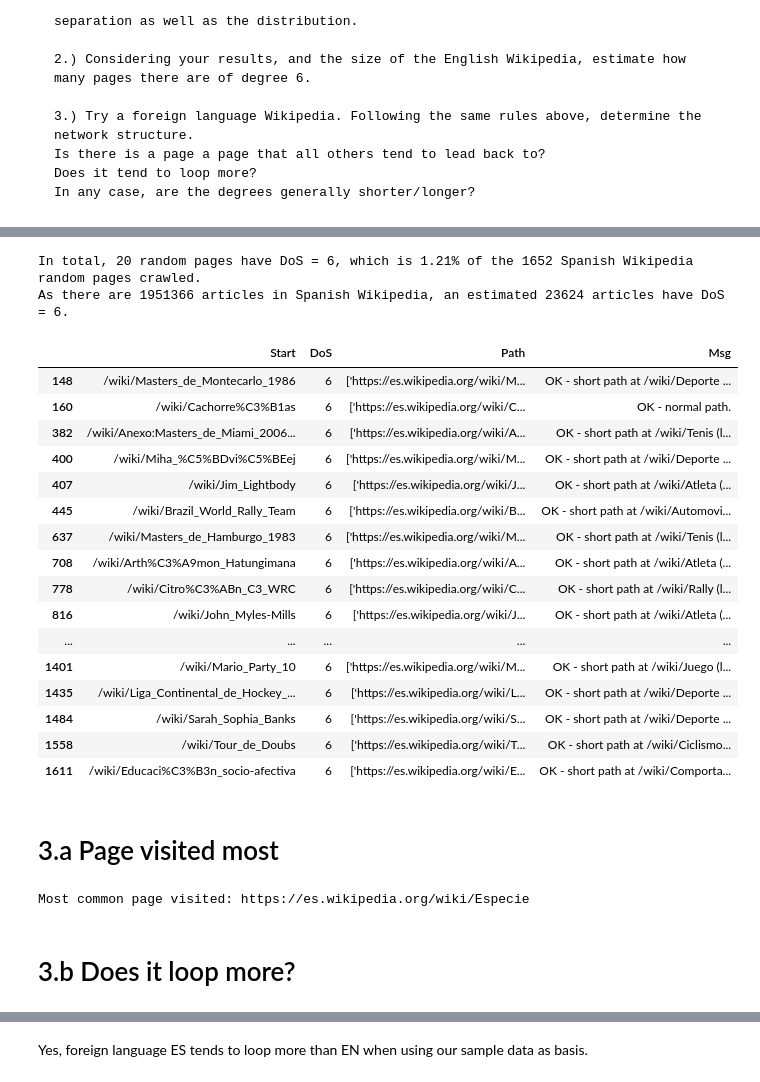
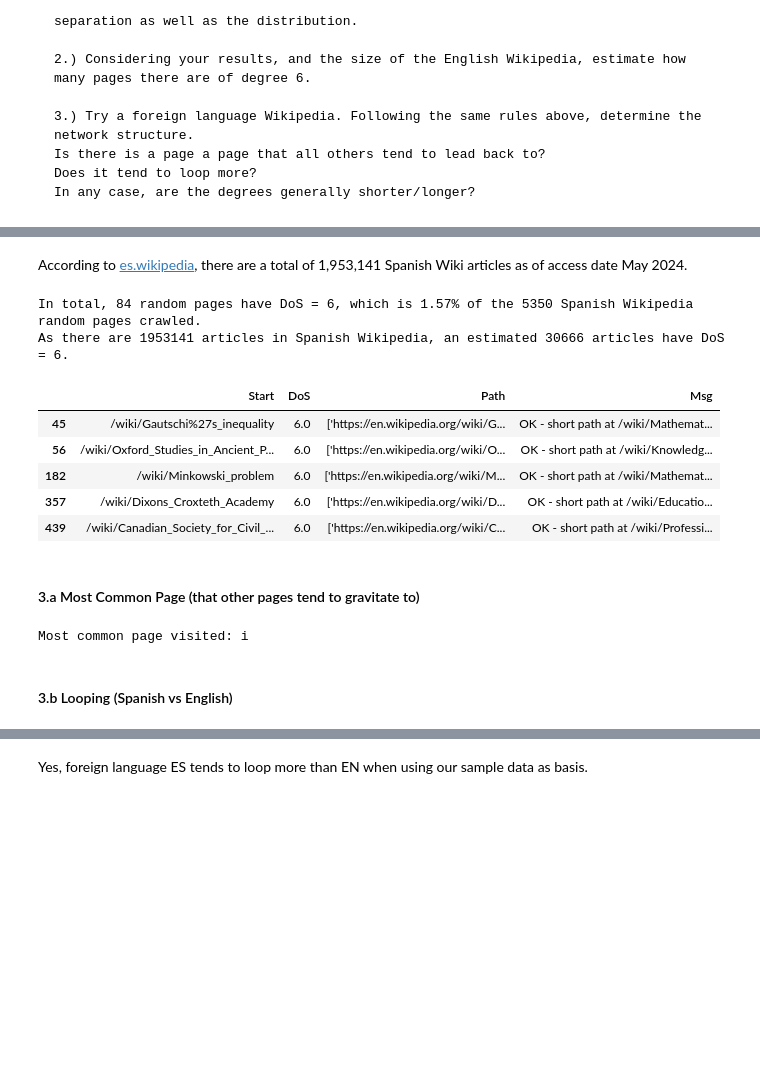
Before and after one commit to jrenzodorado/LT2_DMW_Lab, a Jupyter notebook: DMW_LabReport1_LT2.ipynb, the cells around one changed output, grey strips where cells are left out. Saved outputs shown, nothing was run; the diff lists cells and outputs as text; code cells hidden in the pictures; blank space fills up the shorter version.

```diff
--- a/DMW_LabReport1_LT2.ipynb
+++ b/DMW_LabReport1_LT2.ipynb
@@ -528,8 +548,8 @@ def crawl_iter(basedir, urls=list(), lang='en', a=0, b=100, test=False):
         save_linkhist(linkhist, dir_, a, b-1, fin=True)
     return df
 # %%
-# Runs one instance (0) of crawl from a random start page to the target page.
-flinks, dosl, msg = web_crawler(0, 'output/', lang='en')
+# Runs one instance of crawl from a random start page to the target page.
+web_crawler(0, 'output/', lang='en')
 
-# Sequentially runs crawls for b-a instances from random start pages (or a list of URLs) to the target page.
-df = crawl_iter(basedir='res0516b/', urls=[], lang='en', a=500, b=1000)
+# Sequentially runs web_crawler for b-a instances from random start pages (or a list of URLs) to the target page.
+crawl_iter(basedir='res0517c/', urls=[], lang='en', a=0, b=5)
@@ -666,9 +754,7 @@ def get_mean(df):
 # %%
-f = ['', '_f', '_val_0514', '_josh_0515', '_test']
-en = load_data(f'english_data_advanced/en_conso{f[0]}')
-print(f'A total of {en.shape[0]} English Wikipedia random pages have been crawled.')
-print(f'The DataFrame shows the resulting DoS and Path to reach Philosophy from each random page (Start).')
+en = load_data(f'en_conso')
+print(f'\nA total of \033[1m{en.shape[0]}\033[0m English Wikipedia random pages have been crawled.')
 _, nsuccess, ntotal, p = get_query(en, 'DoS != -1')
-print(f'In total, {nsuccess} random pages converged to Philosophy, which is {p:.2%} of the {ntotal} random pages crawled.')
+print(f'In total, {nsuccess} random pages converged to Philosophy, which is \033[1m{p:.2%}\033[0m of the {ntotal} random pages crawled.')
 display(en.head())
 # %% [output]
@@ -734,17 +811,16 @@ Estimated number of English Wikipedia articles with DoS = 6: 49713
 # %%
-f = ['', '_f', '_josh_0515']
-es = load_data(f'spanish_data_advanced/es_conso{f[1]}')
-print(f'A total of {es.shape[0]} Spanish Wikipedia random pages have been crawled.')
-print(f'The DataFrame shows the resulting DoS and Path to reach Psicología from each random page (Start).')
+es = load_data(f'es_conso')
+print(f'\nA total of \033[1m{es.shape[0]}\033[0m Spanish Wikipedia random pages have been crawled.')
 _, nsuccess, ntotal, p = get_query(es, 'DoS != -1')
-print(f'In total, {nsuccess} random pages converged to Psicología, which is {p:.2%} of the {ntotal} random pages crawled.')
-print(f'We will see in section 3.a that Psicología is the most common page where other page gravitate to.')
+print(f'In total, {nsuccess} random pages converged to Psicología, which is \033[1m{p:.2%}\033[0m of the {ntotal} random pages crawled.')
+print(f'We will see in section 3.a that \033[1mPsicología\033[0m is the most common page where other pages gravitate to.')
 display(en.head())
 
-plot_dos(es, get_median(es), get_mean(es), 'es')
+plot_dos(es, get_median(es), 'es')
 print(f'Median = {get_median(es)}')
-print(f'Counting the random pages that did not reach Psicología (DoS = -1), '
-      f'the median is {get_median(es)} - vertical dashed red line in the plot.')
-print(f'In the distribution, there are three observed local maxima - '
-      f'at DoS = -1 where loops were encountered, at DoS = 8 and at DoS = 16.')
+print(f'\nAccounting for pages that did not reach Psicología (DoS = -1), '
+      f'the median is \033[1m{get_median(es)}\033[0m (dashed green line in the plot).')
+print(f'In the histogram, there are three observed peaks - '
+      f'at DoS = -1 (did not converge to Psicología),\n'
+      f'and at DoS = 8 and 16 (resembling a bi-modal distribution similar with the English results).')
 # %% [output]
@@ -766,30 +844,22 @@ In the distribution, there are three observed local maxima - at DoS = -1 where l
+# %% [markdown]
+<h7> According to [es.wikipedia](https://es.wikipedia.org/wiki/Wikipedia_en_espa%C3%B1ol), there are a total of 1,953,141 Spanish Wiki articles as of access date May 2024. </h7>
 # %%
 df6, n6, nt, p6 = get_query(es, 'DoS == 6')
-print(f'In total, {n6} random pages have DoS = 6, which is {p6:.2%} of the {nt} Spanish Wikipedia random pages crawled.')
-print(f"As there are 1951366 articles in Spanish Wikipedia, an estimated {1951366 * p6:.0f} articles have DoS = 6.")
-display(df6)
+n_es = 1953141
+print(f'In total, {n6} random pages have DoS = 6, which is \033[1m{p6:.2%}\033[0m of the {nt} Spanish Wikipedia random pages crawled.')
+print(f"As there are {n_es} articles in Spanish Wikipedia, an estimated \033[1m{n_es * p6:.0f}\033[0m articles have DoS = 6.")
+display(df6.head())
 # %% [output]
-In total, 20 random pages have DoS = 6, which is 1.21% of the 1652 Spanish Wikipedia random pages crawled.
-As there are 1951366 articles in Spanish Wikipedia, an estimated 23624 articles have DoS = 6.
+In total, 84 random pages have DoS = 6, which is 1.57% of the 5350 Spanish Wikipedia random pages crawled.
+As there are 1953141 articles in Spanish Wikipedia, an estimated 30666 articles have DoS = 6.
 |  | Start | DoS | Path | Msg |
-| 148 | /wiki/Masters_de_Montecarlo_1986 | 6 | ['https://es.wikipedia.org/wiki/M... | OK - short path at /wiki/Deporte ... |
-| 160 | /wiki/Cachorre%C3%B1as | 6 | ['https://es.wikipedia.org/wiki/C... | OK - normal path. |
-| 382 | /wiki/Anexo:Masters_de_Miami_2006... | 6 | ['https://es.wikipedia.org/wiki/A... | OK - short path at /wiki/Tenis (l... |
-| 400 | /wiki/Miha_%C5%BDvi%C5%BEej | 6 | ['https://es.wikipedia.org/wiki/M... | OK - short path at /wiki/Deporte ... |
-| 407 | /wiki/Jim_Lightbody | 6 | ['https://es.wikipedia.org/wiki/J... | OK - short path at /wiki/Atleta (... |
-| 445 | /wiki/Brazil_World_Rally_Team | 6 | ['https://es.wikipedia.org/wiki/B... | OK - short path at /wiki/Automovi... |
-| 637 | /wiki/Masters_de_Hamburgo_1983 | 6 | ['https://es.wikipedia.org/wiki/M... | OK - short path at /wiki/Tenis (l... |
-| 708 | /wiki/Arth%C3%A9mon_Hatungimana | 6 | ['https://es.wikipedia.org/wiki/A... | OK - short path at /wiki/Atleta (... |
-| 778 | /wiki/Citro%C3%ABn_C3_WRC | 6 | ['https://es.wikipedia.org/wiki/C... | OK - short path at /wiki/Rally (l... |
-| 816 | /wiki/John_Myles-Mills | 6 | ['https://es.wikipedia.org/wiki/J... | OK - short path at /wiki/Atleta (... |
-| ... | ... | ... | ... | ... |
-| 1401 | /wiki/Mario_Party_10 | 6 | ['https://es.wikipedia.org/wiki/M... | OK - short path at /wiki/Juego (l... |
-| 1435 | /wiki/Liga_Continental_de_Hockey_... | 6 | ['https://es.wikipedia.org/wiki/L... | OK - short path at /wiki/Deporte ... |
-| 1484 | /wiki/Sarah_Sophia_Banks | 6 | ['https://es.wikipedia.org/wiki/S... | OK - short path at /wiki/Deporte ... |
-| 1558 | /wiki/Tour_de_Doubs | 6 | ['https://es.wikipedia.org/wiki/T... | OK - short path at /wiki/Ciclismo... |
-| 1611 | /wiki/Educaci%C3%B3n_socio-afectiva | 6 | ['https://es.wikipedia.org/wiki/E... | OK - short path at /wiki/Comporta... |
+| 45 | /wiki/Gautschi%27s_inequality | 6.0 | ['https://en.wikipedia.org/wiki/G... | OK - short path at /wiki/Mathemat... |
+| 56 | /wiki/Oxford_Studies_in_Ancient_P... | 6.0 | ['https://en.wikipedia.org/wiki/O... | OK - short path at /wiki/Knowledg... |
+| 182 | /wiki/Minkowski_problem | 6.0 | ['https://en.wikipedia.org/wiki/M... | OK - short path at /wiki/Mathemat... |
+| 357 | /wiki/Dixons_Croxteth_Academy | 6.0 | ['https://en.wikipedia.org/wiki/D... | OK - short path at /wiki/Educatio... |
+| 439 | /wiki/Canadian_Society_for_Civil_... | 6.0 | ['https://en.wikipedia.org/wiki/C... | OK - short path at /wiki/Professi... |
 # %% [markdown]
-# 3.a Page visited most
+#### 3.a Most Common Page (that other pages tend to gravitate to)
 # %%
 from itertools import chain
 from collections import Counter
@@ -799,9 +869,9 @@ es_counts = Counter(es_paths)
 
 print(f'Most common page visited: {es_counts.most_common(1)[0][0]}')
 # %% [output]
-Most common page visited: https://es.wikipedia.org/wiki/Especie
+Most common page visited: i
 # %% [markdown]
-# 3.b Does it loop more?
+#### 3.b Looping (Spanish vs English)
 # %%
 en_loop = en[en['Msg'].str.contains('looped')]
 print(f'EN Loop:{en_loop.shape[0]}')
```
Also changed, not shown: parts of 23 cells of this notebook, 18 other files.
